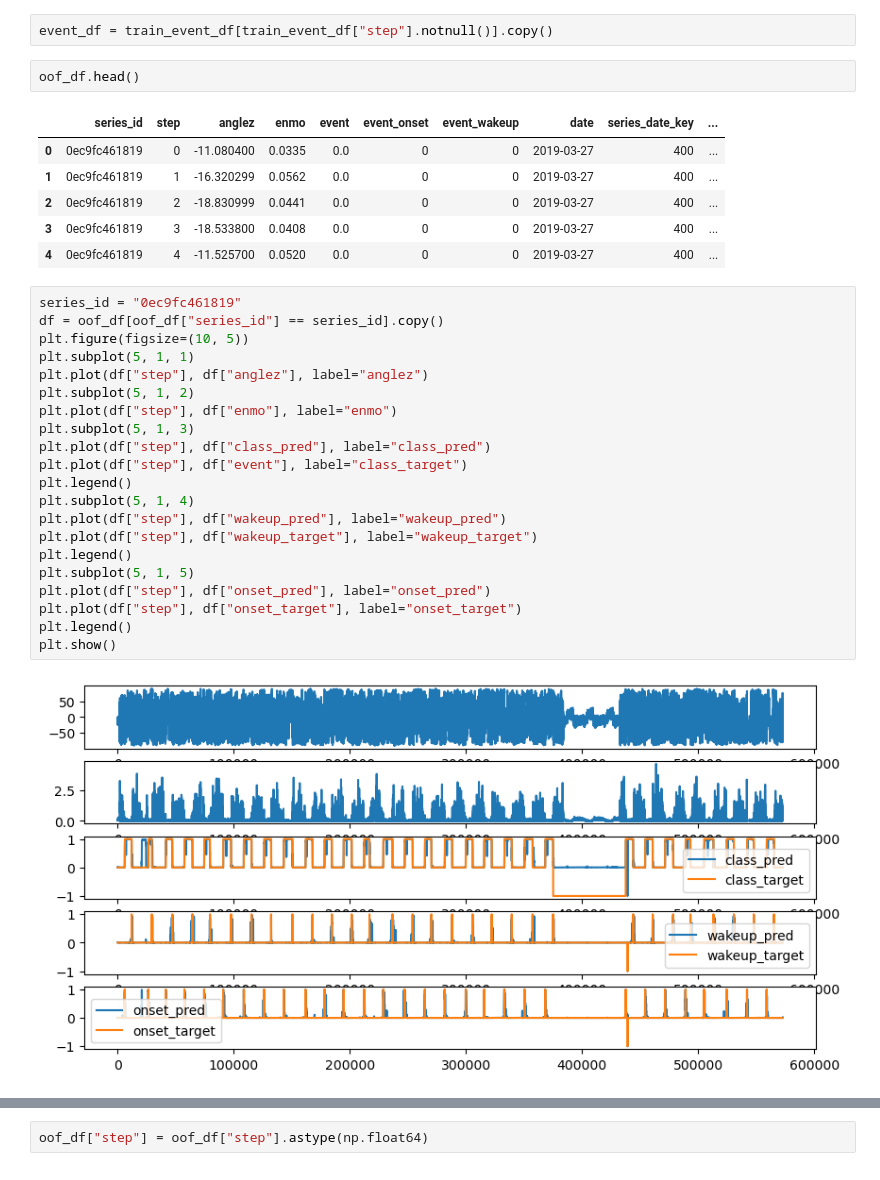
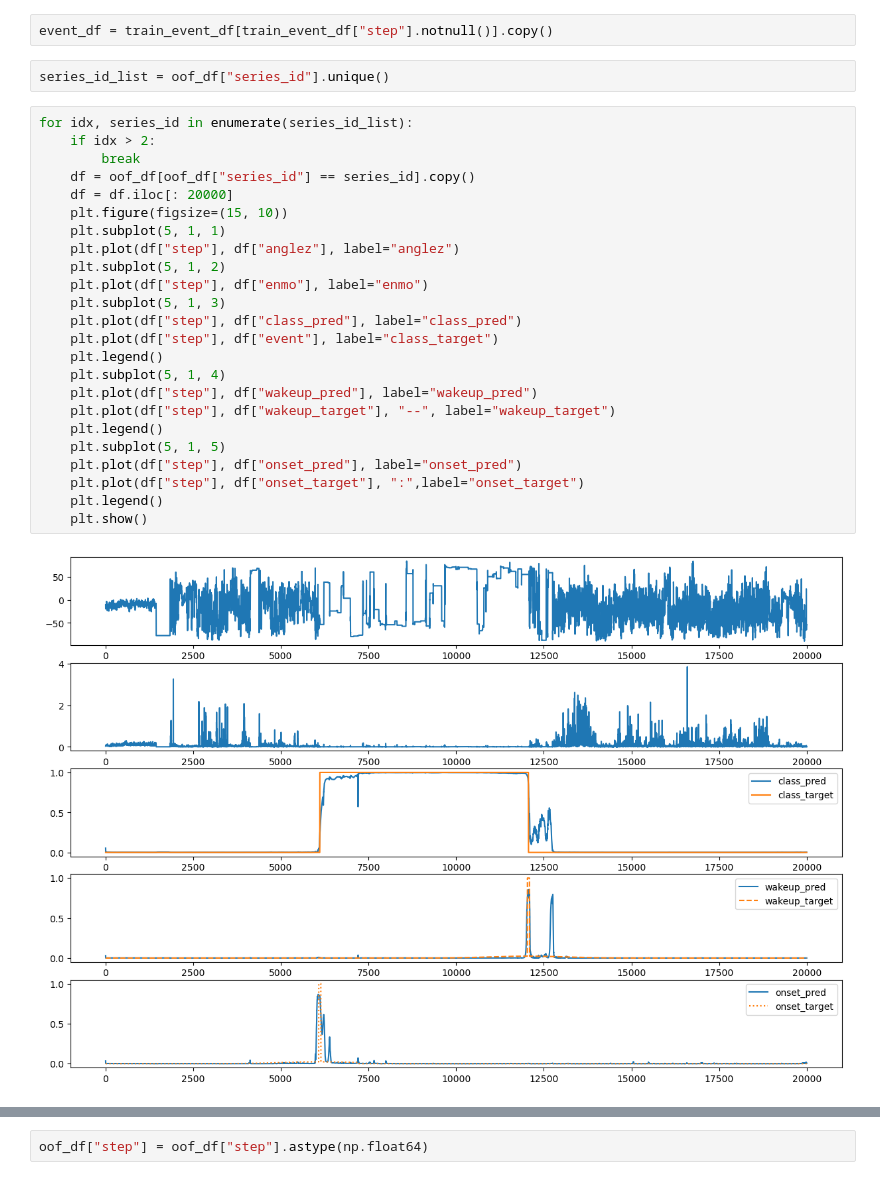
Before and after one commit to stgkrt/kaggle-dss, a Jupyter notebook: notebook/eventdet_scoring.ipynb, the cells around one changed output, grey strips where cells are left out. Cells and saved outputs as stored; diff of their text form.

```diff
--- a/notebook/eventdet_scoring.ipynb
+++ b/notebook/eventdet_scoring.ipynb
@@ -61,35 +61,31 @@ sys.path.append("/kaggle/src/dss_utils")
 from dss_metrics import score
 # %%
 event_df = train_event_df[train_event_df["step"].notnull()].copy()
-# %%
-oof_df.head()
-# %% [output]
-|  | series_id | step | anglez | enmo | event | event_onset | event_wakeup | date | series_date_key | ... |
-| 0 | 0ec9fc461819 | 0 | -11.080400 | 0.0335 | 0.0 | 0 | 0 | 2019-03-27 | 400 | ... |
-| 1 | 0ec9fc461819 | 1 | -16.320299 | 0.0562 | 0.0 | 0 | 0 | 2019-03-27 | 400 | ... |
-| 2 | 0ec9fc461819 | 2 | -18.830999 | 0.0441 | 0.0 | 0 | 0 | 2019-03-27 | 400 | ... |
-| 3 | 0ec9fc461819 | 3 | -18.533800 | 0.0408 | 0.0 | 0 | 0 | 2019-03-27 | 400 | ... |
-| 4 | 0ec9fc461819 | 4 | -11.525700 | 0.0520 | 0.0 | 0 | 0 | 2019-03-27 | 400 | ... |
+# %%
+series_id_list = oof_df["series_id"].unique()
 # %%
-series_id = "0ec9fc461819"
-df = oof_df[oof_df["series_id"] == series_id].copy()
-plt.figure(figsize=(10, 5))
-plt.subplot(5, 1, 1)
-plt.plot(df["step"], df["anglez"], label="anglez")
-plt.subplot(5, 1, 2)
-plt.plot(df["step"], df["enmo"], label="enmo")
-plt.subplot(5, 1, 3)
-plt.plot(df["step"], df["class_pred"], label="class_pred")
-plt.plot(df["step"], df["event"], label="class_target")
-plt.legend()
-plt.subplot(5, 1, 4)
-plt.plot(df["step"], df["wakeup_pred"], label="wakeup_pred")
-plt.plot(df["step"], df["wakeup_target"], label="wakeup_target")
-plt.legend()
-plt.subplot(5, 1, 5)
-plt.plot(df["step"], df["onset_pred"], label="onset_pred")
-plt.plot(df["step"], df["onset_target"], label="onset_target")
-plt.legend()
-plt.show()
+for idx, series_id in enumerate(series_id_list):
+    if idx > 2:
+        break
+    df = oof_df[oof_df["series_id"] == series_id].copy()
+    df = df.iloc[: 20000]
+    plt.figure(figsize=(15, 10))
+    plt.subplot(5, 1, 1)
+    plt.plot(df["step"], df["anglez"], label="anglez")
+    plt.subplot(5, 1, 2)
+    plt.plot(df["step"], df["enmo"], label="enmo")
+    plt.subplot(5, 1, 3)
+    plt.plot(df["step"], df["class_pred"], label="class_pred")
+    plt.plot(df["step"], df["event"], label="class_target")
+    plt.legend()
+    plt.subplot(5, 1, 4)
+    plt.plot(df["step"], df["wakeup_pred"], label="wakeup_pred")
+    plt.plot(df["step"], df["wakeup_target"], "--", label="wakeup_target")
+    plt.legend()
+    plt.subplot(5, 1, 5)
+    plt.plot(df["step"], df["onset_pred"], label="onset_pred")
+    plt.plot(df["step"], df["onset_target"], ":",label="onset_target")
+    plt.legend()
+    plt.show()
 # %% [output]
-[figure, old version]
+[figure, new version]
```
Also changed, not shown: parts of 8 cells of this notebook, 7 other files.
